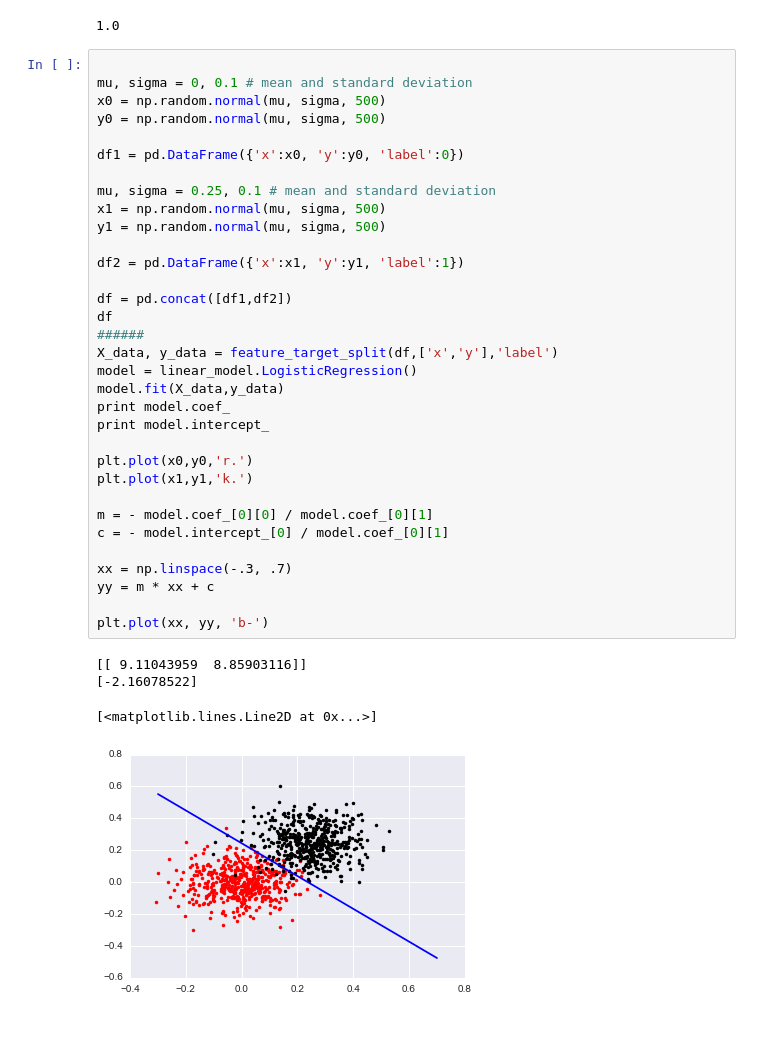
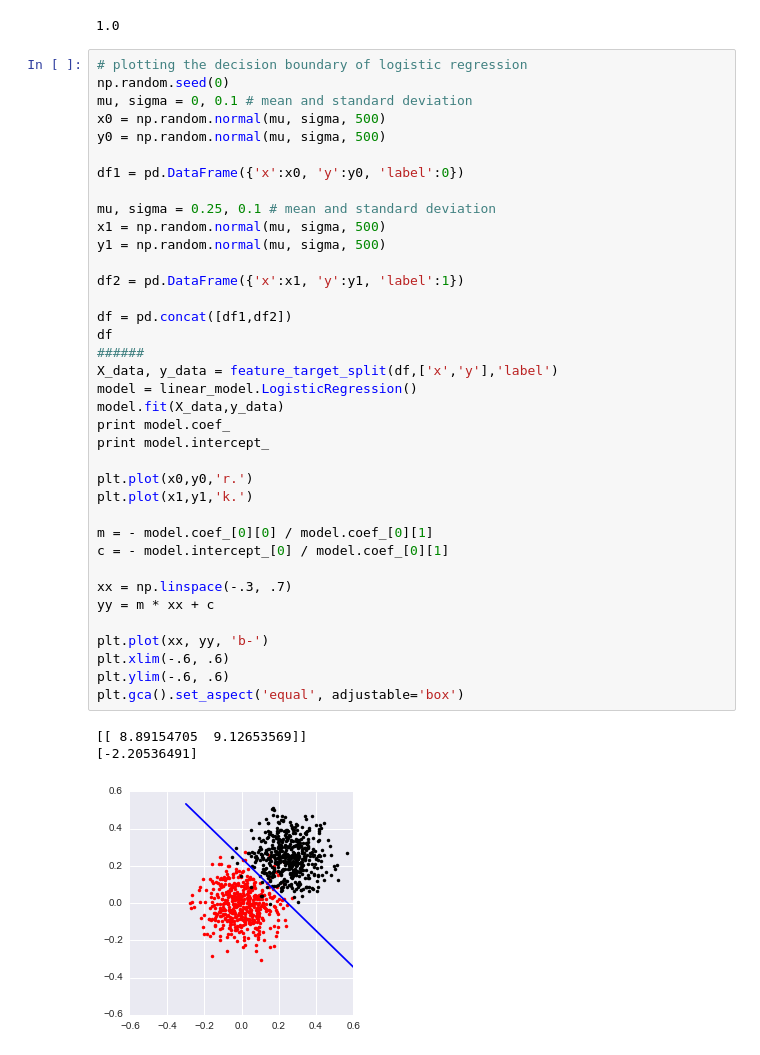
Before and after one commit to sidazhou/ipython_notes, a Jupyter notebook: notes_ml.ipynb, the cells around one changed output. Drawn from its saved outputs; the diff is of its cells as text; blank space fills up the shorter version.

```diff
--- a/notes_ml.ipynb
+++ b/notes_ml.ipynb
@@ -94,41 +90,44 @@ my_scorer(model,[[1,2,3]],[1])
 1.0
 1.0
 # %%
-
+# plotting the decision boundary of logistic regression
+np.random.seed(0)
 mu, sigma = 0, 0.1 # mean and standard deviation
 x0 = np.random.normal(mu, sigma, 500)
 y0 = np.random.normal(mu, sigma, 500)
 
 df1 = pd.DataFrame({'x':x0, 'y':y0, 'label':0})
 
 mu, sigma = 0.25, 0.1 # mean and standard deviation
 x1 = np.random.normal(mu, sigma, 500)
 y1 = np.random.normal(mu, sigma, 500)
 
 df2 = pd.DataFrame({'x':x1, 'y':y1, 'label':1})
 
 df = pd.concat([df1,df2])
 df
 ######
 X_data, y_data = feature_target_split(df,['x','y'],'label')
 model = linear_model.LogisticRegression()
 model.fit(X_data,y_data)
 print model.coef_
 print model.intercept_
 
 plt.plot(x0,y0,'r.')
 plt.plot(x1,y1,'k.')
 
 m = - model.coef_[0][0] / model.coef_[0][1]
 c = - model.intercept_[0] / model.coef_[0][1]
 
 xx = np.linspace(-.3, .7)
 yy = m * xx + c
 
 plt.plot(xx, yy, 'b-')
+plt.xlim(-.6, .6)
+plt.ylim(-.6, .6)
+plt.gca().set_aspect('equal', adjustable='box')
 # %% [output]
-[[ 9.11043959  8.85903116]]
-[-2.16078522]
+[[ 8.89154705  9.12653569]]
+[-2.20536491]
-[<matplotlib.lines.Line2D at 0x...>]
-[figure, old version]
+[figure, new version]
 # %%
```
Also changed, not shown: parts of 9 cells of this notebook, 2 other files.
